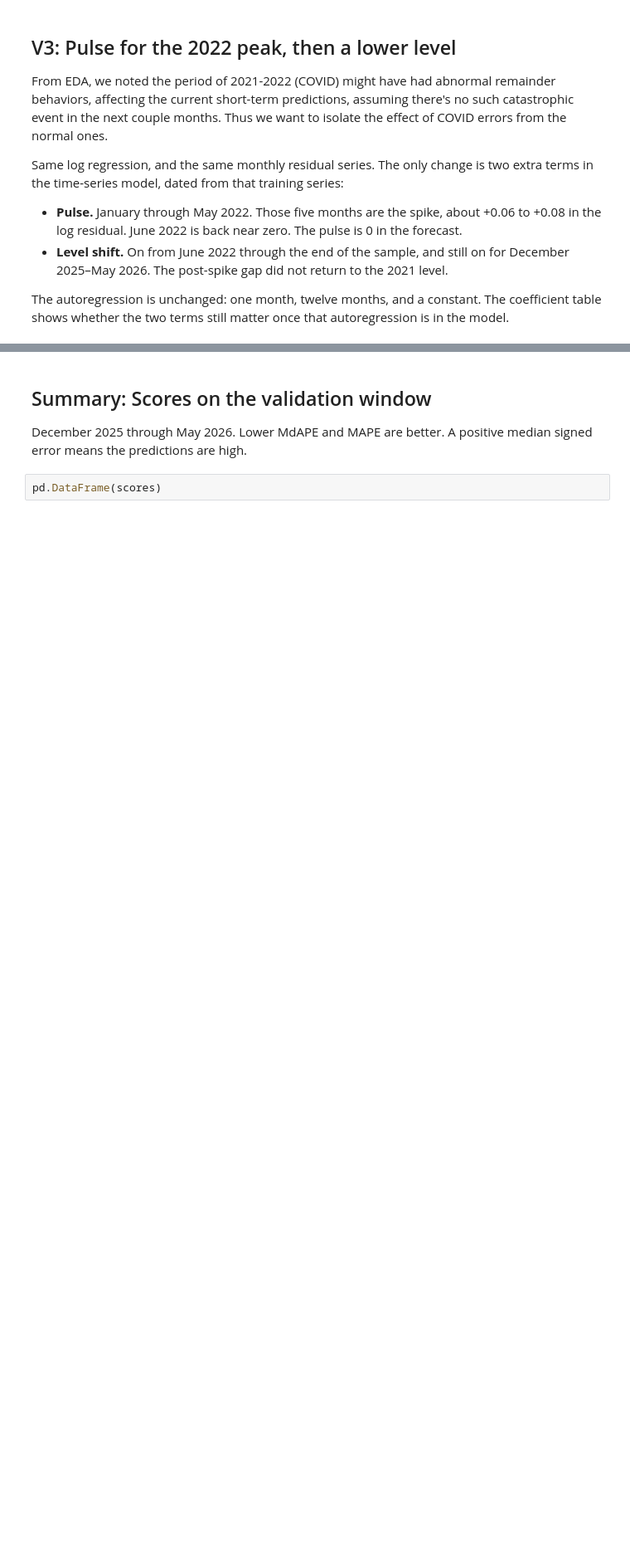
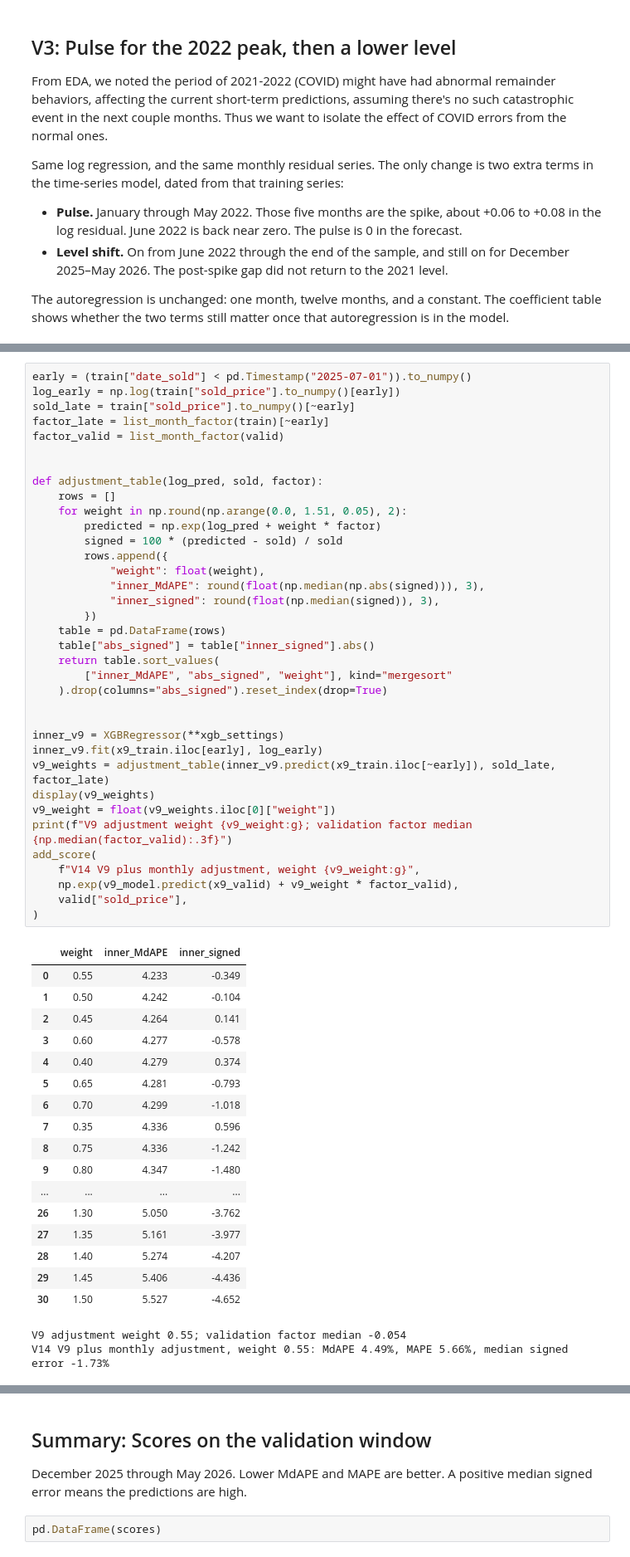
Before and after one commit to phuonganhdangamy/SSU-Data-Dash, a Jupyter notebook: notebooks/list_aware_models.ipynb, the cells around one changed output, grey strips where cells are left out. Shown at 83% size. Drawn from its saved outputs; the diff is of its cells as text; blank space fills up the shorter version.

```diff
--- a/notebooks/list_aware_models.ipynb
+++ b/notebooks/list_aware_models.ipynb
@@ -428,0 +1144,56 @@ Log OLS + 2022 pulse and level shift: MdAPE 4.80%, MAPE 5.98%, median signed err
+# %%
+early = (train["date_sold"] < pd.Timestamp("2025-07-01")).to_numpy()
+log_early = np.log(train["sold_price"].to_numpy()[early])
+sold_late = train["sold_price"].to_numpy()[~early]
+factor_late = list_month_factor(train)[~early]
+factor_valid = list_month_factor(valid)
+
+
+def adjustment_table(log_pred, sold, factor):
+    rows = []
+    for weight in np.round(np.arange(0.0, 1.51, 0.05), 2):
+        predicted = np.exp(log_pred + weight * factor)
+        signed = 100 * (predicted - sold) / sold
+        rows.append({
+            "weight": float(weight),
+            "inner_MdAPE": round(float(np.median(np.abs(signed))), 3),
+            "inner_signed": round(float(np.median(signed)), 3),
+        })
+    table = pd.DataFrame(rows)
+    table["abs_signed"] = table["inner_signed"].abs()
+    return table.sort_values(
+        ["inner_MdAPE", "abs_signed", "weight"], kind="mergesort"
+    ).drop(columns="abs_signed").reset_index(drop=True)
+
+
+inner_v9 = XGBRegressor(**xgb_settings)
+inner_v9.fit(x9_train.iloc[early], log_early)
+v9_weights = adjustment_table(inner_v9.predict(x9_train.iloc[~early]), sold_late, factor_late)
+display(v9_weights)
+v9_weight = float(v9_weights.iloc[0]["weight"])
+print(f"V9 adjustment weight {v9_weight:g}; validation factor median {np.median(factor_valid):.3f}")
+add_score(
+    f"V14 V9 plus monthly adjustment, weight {v9_weight:g}",
+    np.exp(v9_model.predict(x9_valid) + v9_weight * factor_valid),
+    valid["sold_price"],
+)
+# %% [output]
+|  | weight | inner_MdAPE | inner_signed |
+| 0 | 0.55 | 4.233 | -0.349 |
+| 1 | 0.50 | 4.242 | -0.104 |
+| 2 | 0.45 | 4.264 | 0.141 |
+| 3 | 0.60 | 4.277 | -0.578 |
+| 4 | 0.40 | 4.279 | 0.374 |
+| 5 | 0.65 | 4.281 | -0.793 |
+| 6 | 0.70 | 4.299 | -1.018 |
+| 7 | 0.35 | 4.336 | 0.596 |
+| 8 | 0.75 | 4.336 | -1.242 |
+| 9 | 0.80 | 4.347 | -1.480 |
+| ... | ... | ... | ... |
+| 26 | 1.30 | 5.050 | -3.762 |
+| 27 | 1.35 | 5.161 | -3.977 |
+| 28 | 1.40 | 5.274 | -4.207 |
+| 29 | 1.45 | 5.406 | -4.436 |
+| 30 | 1.50 | 5.527 | -4.652 |
+V9 adjustment weight 0.55; validation factor median -0.054
+V14 V9 plus monthly adjustment, weight 0.55: MdAPE 4.49%, MAPE 5.66%, median signed error -1.73%
```
Also changed, not shown: parts of 30 cells of this notebook.
